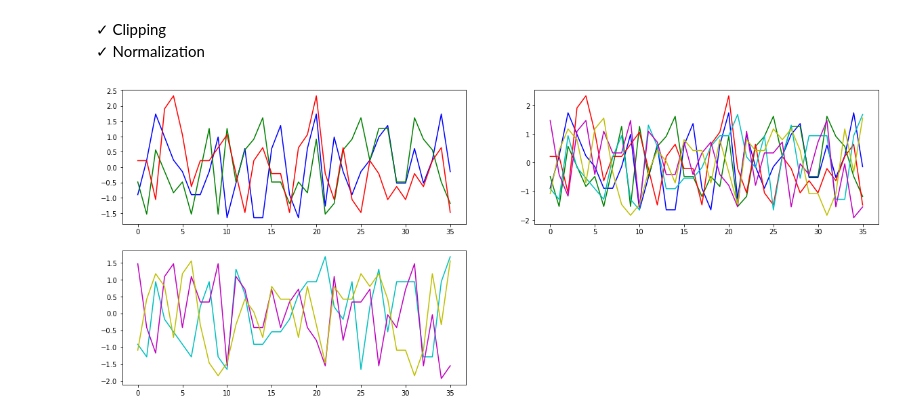
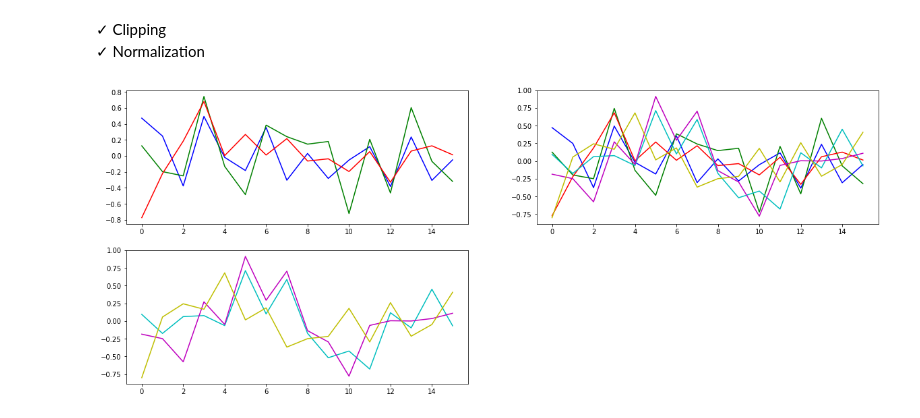
Before and after one commit to sheep02/kaggle, a Jupyter notebook: LANL-Earthquake-Prediction/notebook/LANL EDA.ipynb, the cells around one changed output. Cells and saved outputs as stored; diff of their text form; code cells hidden in the pictures.

```diff
--- a/LANL-Earthquake-Prediction/notebook/LANL EDA.ipynb
+++ b/LANL-Earthquake-Prediction/notebook/LANL EDA.ipynb
@@ -853,30 +854,31 @@ Correct: 1309
 ✓ Clipping
 ✓ Normalization
 # %%
-pad = 436961
+pad = 443727#436961
 
-correct = 1309
-incorrect = 243
+
+correct = 2735#1309
+incorrect = 3278#243
 
 fig, ax = plt.subplots(2, 2, figsize=(20, 8))
 plt.grid(False)
 ax[1, 1].axis('off')
 
-ax[0, 0].plot(zscore((aco.acoustic_data.values[pad:pad+seg_nrows][:end_idx][correct-1::4096]  )%10  ), color='b')
-ax[0, 0].plot(zscore((aco.acoustic_data.values[pad:pad+seg_nrows][:end_idx][correct::4096]    )%10  ), color='g')
-ax[0, 0].plot(zscore((aco.acoustic_data.values[pad:pad+seg_nrows][:end_idx][correct+1::4096]  )%10  ), color='r')
+ax[0, 0].plot(zscore(np.clip(aco.acoustic_data.values[pad:pad+seg_nrows][:end_idx][correct-1::4096]  ,   -10, 10)  ), color='b')
+ax[0, 0].plot(zscore(np.clip(aco.acoustic_data.values[pad:pad+seg_nrows][:end_idx][correct::4096]    ,   -10, 10)  ), color='g')
+ax[0, 0].plot(zscore(np.clip(aco.acoustic_data.values[pad:pad+seg_nrows][:end_idx][correct+1::4096]  ,   -10, 10)  ), color='r')
 
-ax[1, 0].plot(zscore((aco.acoustic_data.values[pad:pad+seg_nrows][:end_idx][incorrect-1::4096])%10  ), color='c')
-ax[1, 0].plot(zscore((aco.acoustic_data.values[pad:pad+seg_nrows][:end_idx][incorrect::4096]  )%10  ), color='m')
-ax[1, 0].plot(zscore((aco.acoustic_data.values[pad:pad+seg_nrows][:end_idx][incorrect+1::4096])%10  ), color='y')
+ax[1, 0].plot(zscore(np.clip(aco.acoustic_data.values[pad:pad+seg_nrows][:end_idx][incorrect-1::4096],   -10, 10)  ), color='c')
+ax[1, 0].plot(zscore(np.clip(aco.acoustic_data.values[pad:pad+seg_nrows][:end_idx][incorrect::4096]  ,   -10, 10)  ), color='m')
+ax[1, 0].plot(zscore(np.clip(aco.acoustic_data.values[pad:pad+seg_nrows][:end_idx][incorrect+1::4096],   -10, 10)  ), color='y')
 
-ax[0, 1].plot(zscore((aco.acoustic_data.values[pad:pad+seg_nrows][:end_idx][correct-1::4096]  )%10  ), color='b')
-ax[0, 1].plot(zscore((aco.acoustic_data.values[pad:pad+seg_nrows][:end_idx][correct::4096]    )%10  ), color='g')
-ax[0, 1].plot(zscore((aco.acoustic_data.values[pad:pad+seg_nrows][:end_idx][correct+1::4096]  )%10  ), color='r')
-ax[0, 1].plot(zscore((aco.acoustic_data.values[pad:pad+seg_nrows][:end_idx][incorrect-1::4096])%10  ), color='c')
-ax[0, 1].plot(zscore((aco.acoustic_data.values[pad:pad+seg_nrows][:end_idx][incorrect::4096]  )%10  ), color='m')
-ax[0, 1].plot(zscore((aco.acoustic_data.values[pad:pad+seg_nrows][:end_idx][incorrect+1::4096])%10  ), color='y')
+ax[0, 1].plot(zscore(np.clip(aco.acoustic_data.values[pad:pad+seg_nrows][:end_idx][correct-1::4096]  ,   -10, 10)  ), color='b')
+ax[0, 1].plot(zscore(np.clip(aco.acoustic_data.values[pad:pad+seg_nrows][:end_idx][correct::4096]    ,   -10, 10)  ), color='g')
+ax[0, 1].plot(zscore(np.clip(aco.acoustic_data.values[pad:pad+seg_nrows][:end_idx][correct+1::4096]  ,   -10, 10)  ), color='r')
+ax[0, 1].plot(zscore(np.clip(aco.acoustic_data.values[pad:pad+seg_nrows][:end_idx][incorrect-1::4096],   -10, 10)  ), color='c')
+ax[0, 1].plot(zscore(np.clip(aco.acoustic_data.values[pad:pad+seg_nrows][:end_idx][incorrect::4096]  ,   -10, 10)  ), color='m')
+ax[0, 1].plot(zscore(np.clip(aco.acoustic_data.values[pad:pad+seg_nrows][:end_idx][incorrect+1::4096],   -10, 10)  ), color='y')
 
 plt.grid(False)
 # %% [output]
-[figure, old version]
+[figure, new version]
```
Also changed, not shown: parts of 8 cells of this notebook.
